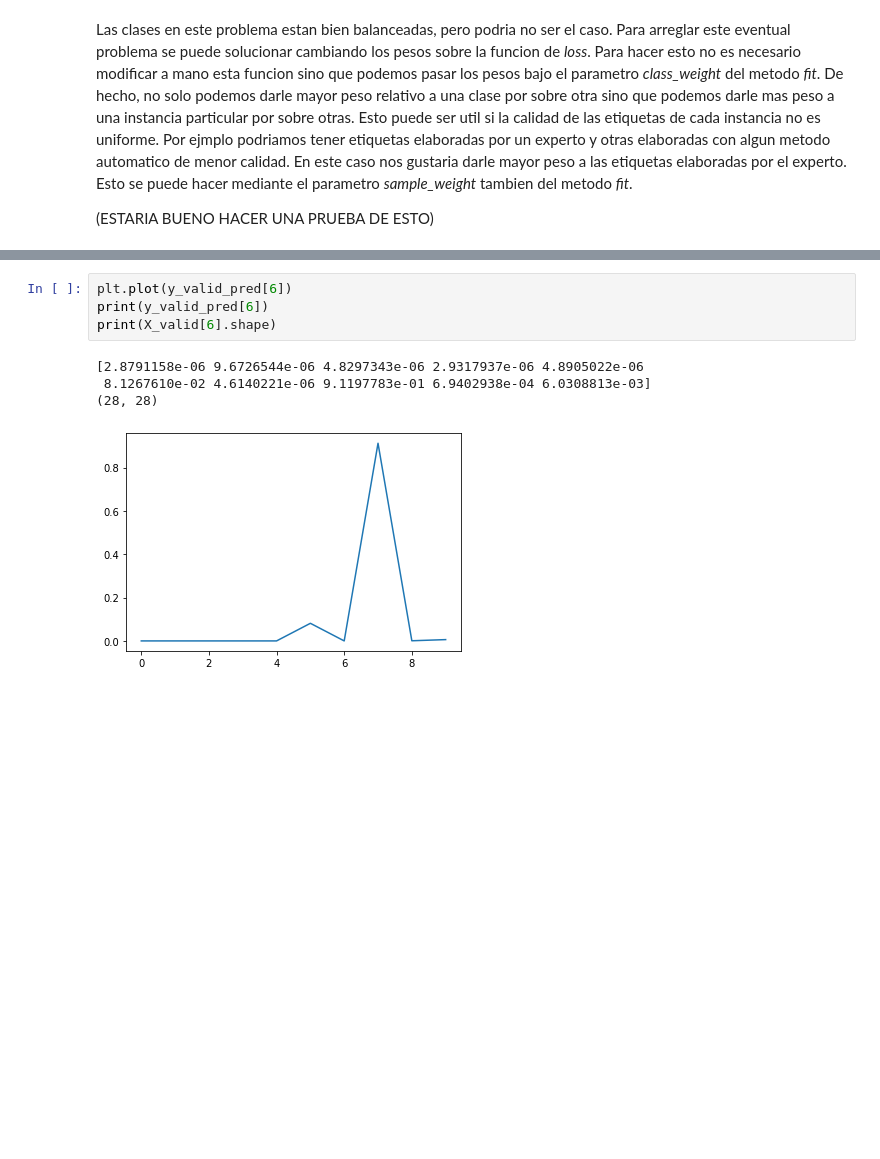
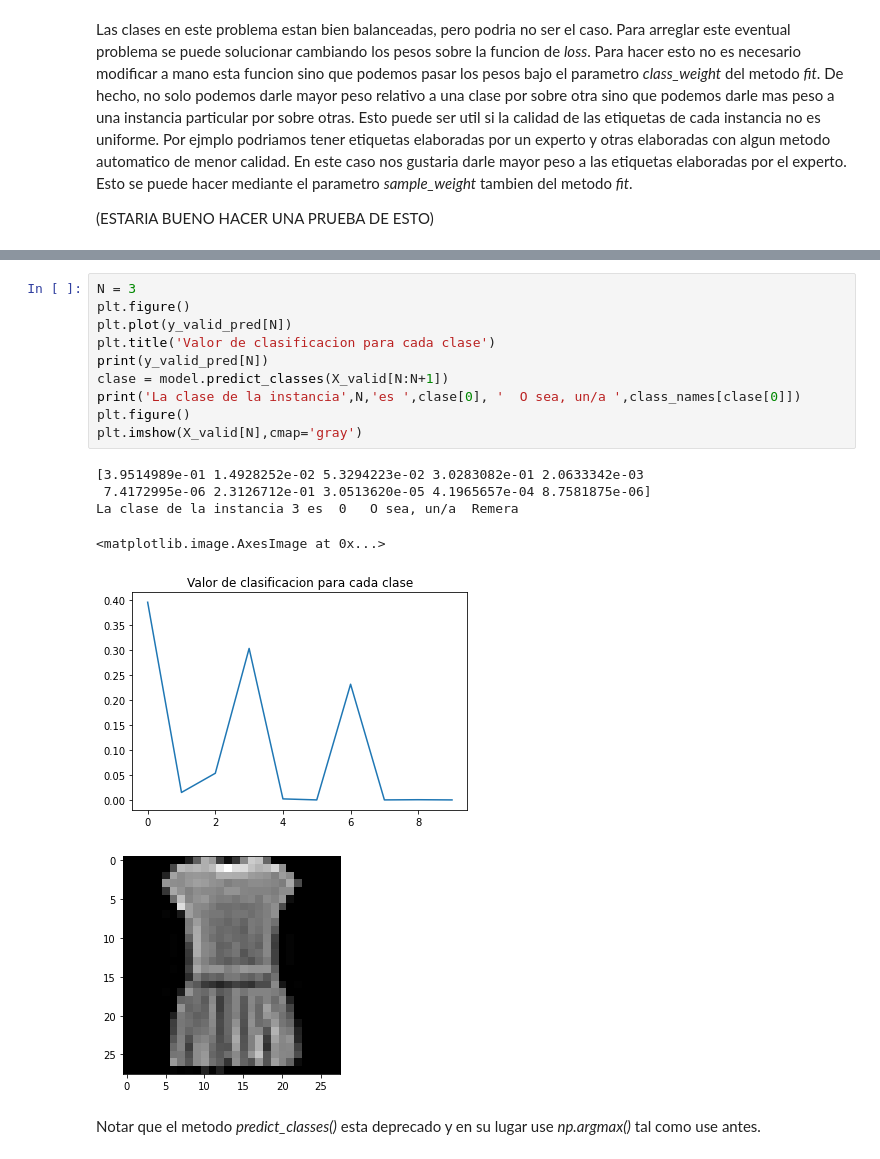
Before and after one commit to nechebarrena/HOML, a Jupyter notebook: HOML_cap_10.ipynb, the cells around one changed output, grey strips where cells are left out. Cells and saved outputs as stored; diff of their text form; blank space fills up the shorter version.

```diff
--- a/HOML_cap_10.ipynb
+++ b/HOML_cap_10.ipynb
@@ -236,9 +236,19 @@ model.evaluate(X_valid, y_valid)
-# %%
-plt.plot(y_valid_pred[6])
-print(y_valid_pred[6])
-print(X_valid[6].shape)
-# %% [output]
-[2.8791158e-06 9.6726544e-06 4.8297343e-06 2.9317937e-06 4.8905022e-06
- 8.1267610e-02 4.6140221e-06 9.1197783e-01 6.9402938e-04 6.0308813e-03]
-(28, 28)
-[figure, removed]
+# %%
+N = 3
+plt.figure()
+plt.plot(y_valid_pred[N])
+plt.title('Valor de clasificacion para cada clase')
+print(y_valid_pred[N])
+clase = model.predict_classes(X_valid[N:N+1])
+print('La clase de la instancia',N,'es ',clase[0], '  O sea, un/a ',class_names[clase[0]])
+plt.figure()
+plt.imshow(X_valid[N],cmap='gray')
+# %% [output]
+[3.9514989e-01 1.4928252e-02 5.3294223e-02 3.0283082e-01 2.0633342e-03
+ 7.4172995e-06 2.3126712e-01 3.0513620e-05 4.1965657e-04 8.7581875e-06]
+La clase de la instancia 3 es  0   O sea, un/a  Remera
+<matplotlib.image.AxesImage at 0x...>
+[figure, added]
+[figure, added]
+# %% [markdown]
+Notar que el metodo _predict_classes()_ esta deprecado y en su lugar use _np.argmax()_ tal como use antes.
```
Also changed, not shown: parts of 9 cells of this notebook.
